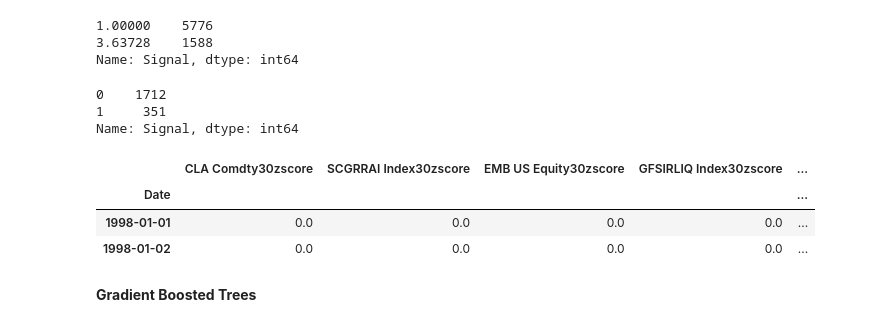
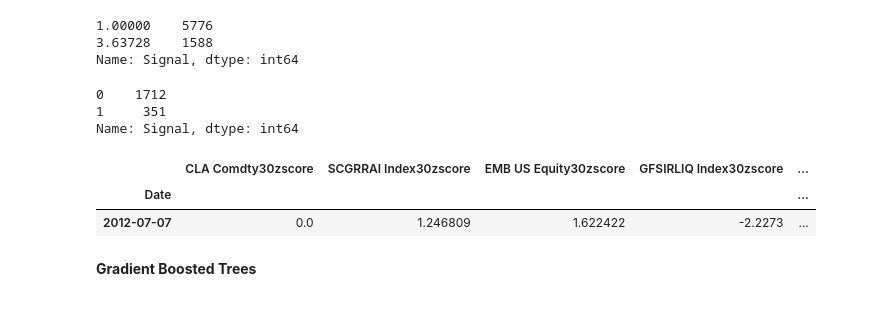
Before and after one commit to Son17/Data-Science-Projects, a Jupyter notebook: Predicting jump risk for US high yield 0218 v1.ipynb, the cells around one changed output. Saved outputs shown, nothing was run; the diff lists cells and outputs as text; code cells hidden in the pictures.

```diff
--- a/Predicting jump risk for US high yield 0218 v1.ipynb
+++ b/Predicting jump risk for US high yield 0218 v1.ipynb
@@ -242,13 +258,12 @@ y_test.value_counts()
 0    1712
 1     351
 Name: Signal, dtype: int64
-# %%
-X.head(2)
-# %% [output]
-|  | CLA Comdty30zscore | SCGRRAI Index30zscore | EMB US Equity30zscore | GFSIRLIQ Index30zscore | ... |
-| Date |  |  |  |  | ... |
-| 1998-01-01 | 0.0 | 0.0 | 0.0 | 0.0 | ... |
-| 1998-01-02 | 0.0 | 0.0 | 0.0 | 0.0 | ... |
+# %%
+X_test.head(1)
+# %% [output]
+|  | CLA Comdty30zscore | SCGRRAI Index30zscore | EMB US Equity30zscore | GFSIRLIQ Index30zscore | ... |
+| Date |  |  |  |  | ... |
+| 2012-07-07 | 0.0 | 1.246809 | 1.622422 | -2.2273 | ... |
 # %% [markdown]
 **Gradient Boosted Trees**
 # %%
```
Also changed, not shown: parts of 27 cells of this notebook.
